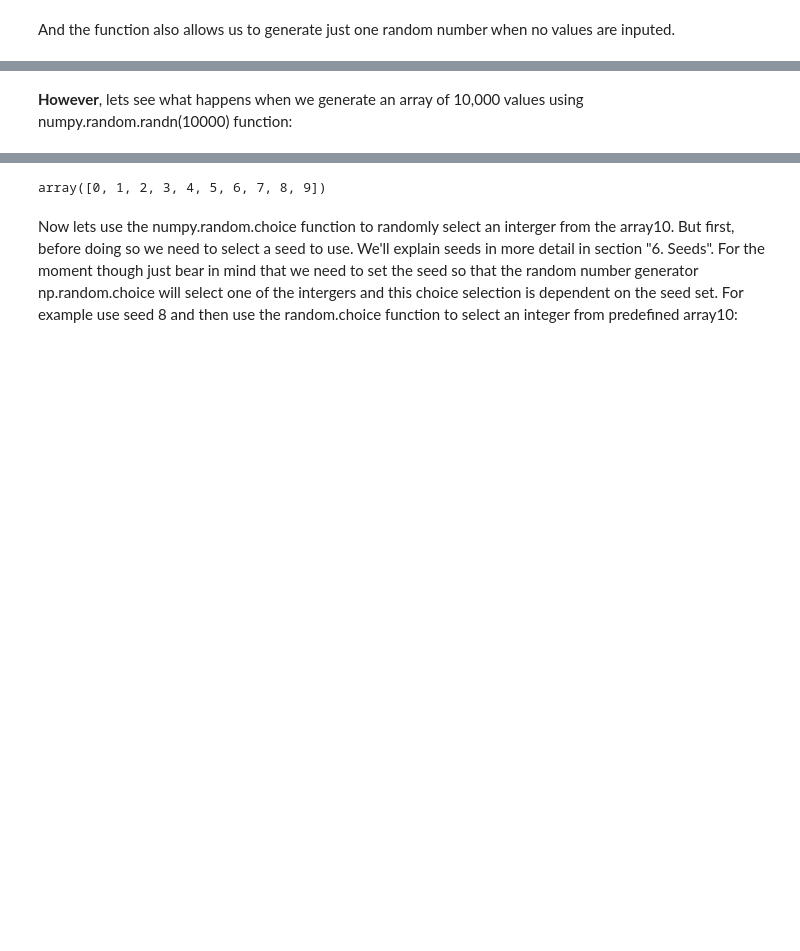
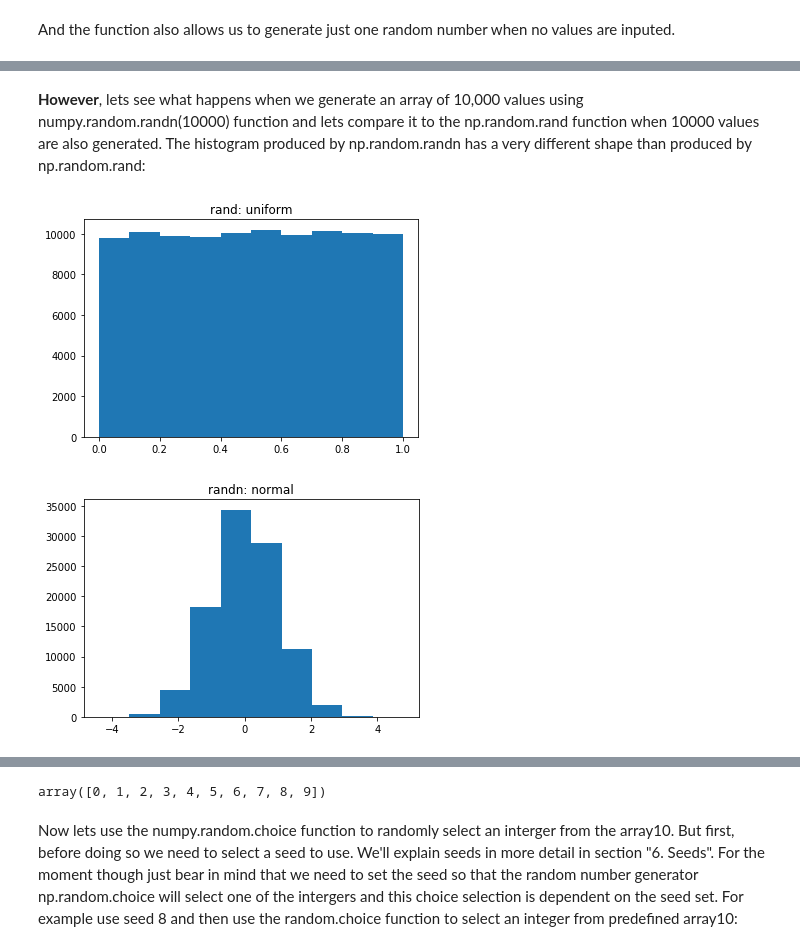
Before and after one commit to fionaoriordan/52465_19_np, a Jupyter notebook: numpy_random.ipynb, the cells around one changed output, grey strips where cells are left out. Saved outputs shown, nothing was run; the diff lists cells and outputs as text; code cells hidden in the pictures; blank space fills up the shorter version.

```diff
--- a/numpy_random.ipynb
+++ b/numpy_random.ipynb
@@ -170,2 +175,20 @@ np.random.randn()
 # %% [markdown]
-**However**, lets see what happens when we generate an array of 10,000 values using numpy.random.randn(10000) function:
+**However**, lets see what happens when we generate an array of 10,000 values using numpy.random.randn(10000) function and lets compare it to the np.random.rand function when 10000 values are also generated.  The histogram produced by np.random.randn has a very different shape than produced by np.random.rand:
+# %%
+# Adapted from https://stackoverflow.com/questions/47240308/differences-between-numpy-random-rand-vs-numpy-random-randn-in-python
+# np.random.rand is for Uniform distribution (in the half-open interval [0.0, 1.0))
+# np.random.randn is for Standard Normal (aka. Gaussian) distribution (mean 0 and variance 1)
+# You can visually explore the differences between these two very easily:
+
+
+sample_size = 100000
+pdf, bins, patches = plt.hist(np.random.rand(sample_size))
+plt.title('rand: uniform')
+plt.show()
+
+pdf, bins, patches = plt.hist(np.random.randn(sample_size))
+plt.title('randn: normal')
+plt.show()
+# %% [output]
+[figure, added]
+[figure, added]
```
Also changed, not shown: parts of 47 cells of this notebook.
